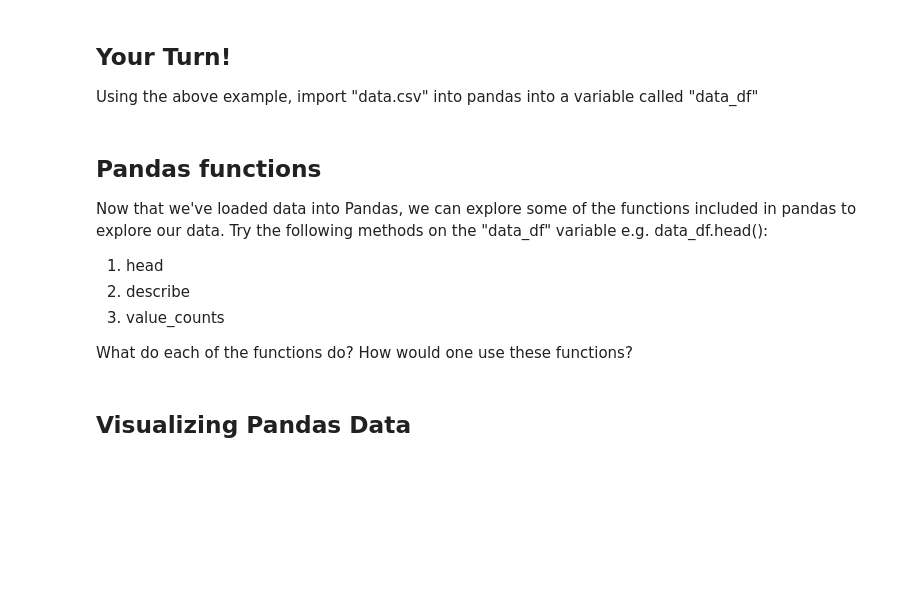
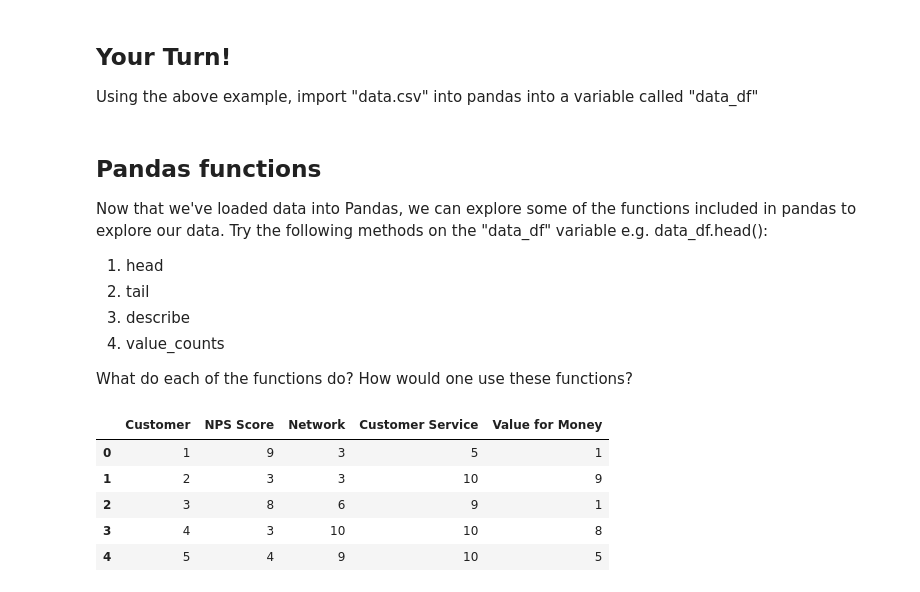
Before and after one commit to VCCBeginnerCoding/katacoda-scenarios, a Jupyter notebook: PythonWeek4/Index.ipynb, the cells around one changed output. Drawn from its saved outputs; the diff is of its cells as text; code cells hidden in the pictures; blank space fills up the shorter version.

```diff
--- a/PythonWeek4/Index.ipynb
+++ b/PythonWeek4/Index.ipynb
@@ -30,9 +36,18 @@ Using the above example, import "data.csv" into pandas into a variable called "d
 Now that we've loaded data into Pandas, we can explore some of the functions included in pandas to explore our data. Try the following methods on the "data_df" variable e.g. data_df.head():
 
 1. head
+2. tail
 2. describe
 3. value_counts
 
 What do each of the functions do? How would one use these functions?
 # %%
-# head()
+# Example:
+example_csv_df.head()
+# %% [output]
+|  | Customer | NPS Score | Network | Customer Service | Value for Money |
+| 0 | 1 | 9 | 3 | 5 | 1 |
+| 1 | 2 | 3 | 3 | 10 | 9 |
+| 2 | 3 | 8 | 6 | 9 | 1 |
+| 3 | 4 | 3 | 10 | 10 | 8 |
+| 4 | 5 | 4 | 9 | 10 | 5 |
@@ -43,2 +53,0 @@ What do each of the functions do? How would one use these functions?
-# %% [markdown]
-## Visualizing Pandas Data
```
Also changed, not shown: parts of 45 cells of this notebook, 4 other files.
